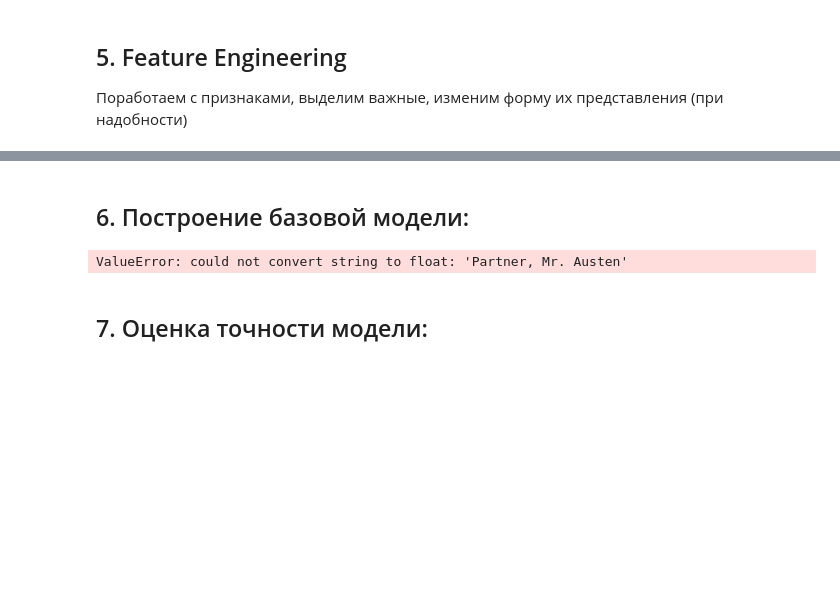
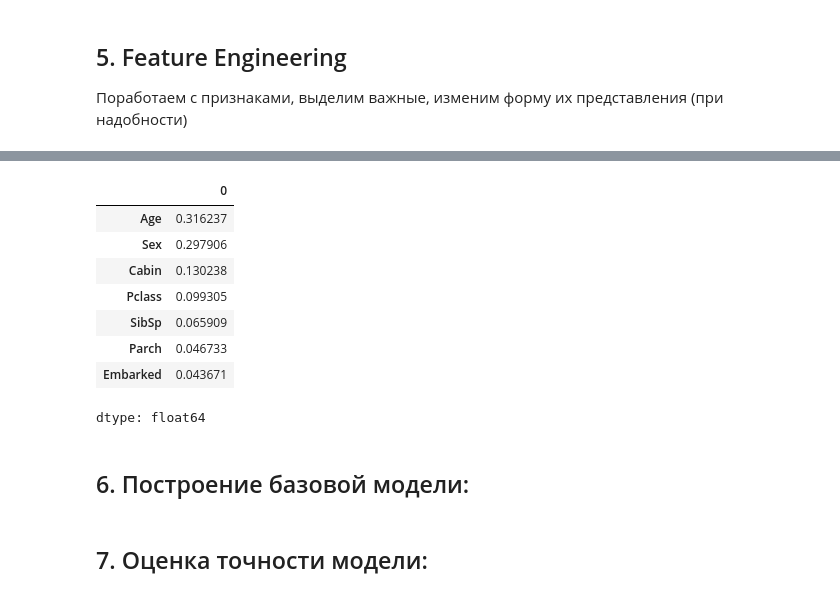
Before and after one commit to mixa15341/Data_Minimg, a Jupyter notebook: 5/Практическая_работа_№5_Random_forest.ipynb, the cells around one changed output, grey strips where cells are left out. Saved outputs shown, nothing was run; the diff lists cells and outputs as text; code cells hidden in the pictures; blank space fills up the shorter version.

```diff
--- a/5/Практическая_работа_№5_Random_forest.ipynb
+++ b/5/Практическая_работа_№5_Random_forest.ipynb
@@ -64,14 +122,26 @@ train_data
+# %%
+rf = RandomForestClassifier()
+rf.fit(X_train, y_train)
+
+feature_scores = pd.Series(rf.feature_importances_, index=X_train.columns).sort_values(ascending=False)
+
+feature_scores
+# %% [output]
+|  | 0 |
+| Age | 0.316237 |
+| Sex | 0.297906 |
+| Cabin | 0.130238 |
+| Pclass | 0.099305 |
+| SibSp | 0.065909 |
+| Parch | 0.046733 |
+| Embarked | 0.043671 |
+dtype: float64
 # %% [markdown]
 ## 6. Построение базовой модели:
 # %%
-from sklearn.ensemble import RandomForestClassifier
-model = RandomForestClassifier(n_estimators=100, random_state=42)
-
-model.fit(X_train, y_train)
-
-y_pred = model.predict(X_val)
+rfc = RandomForestClassifier(n_estimators=10, random_state=1)
+rfc.fit(X_train, y_train)
+y_pred = rfc.predict(X_test)
-# %% [output]
-ValueError: could not convert string to float: 'Partner, Mr. Austen'
 # %% [markdown]
 ## 7. Оценка точности модели:
 # %% [markdown]
```
Also changed, not shown: parts of 29 cells of this notebook.
